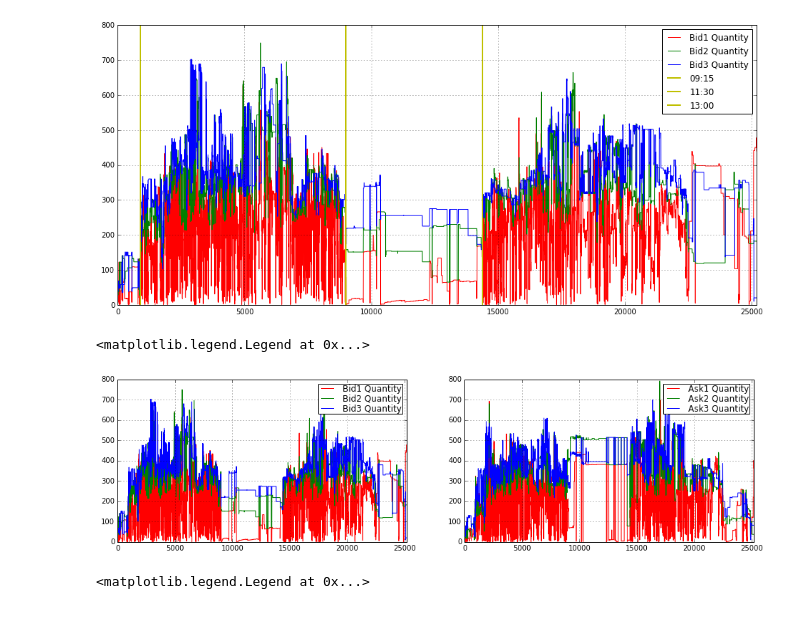
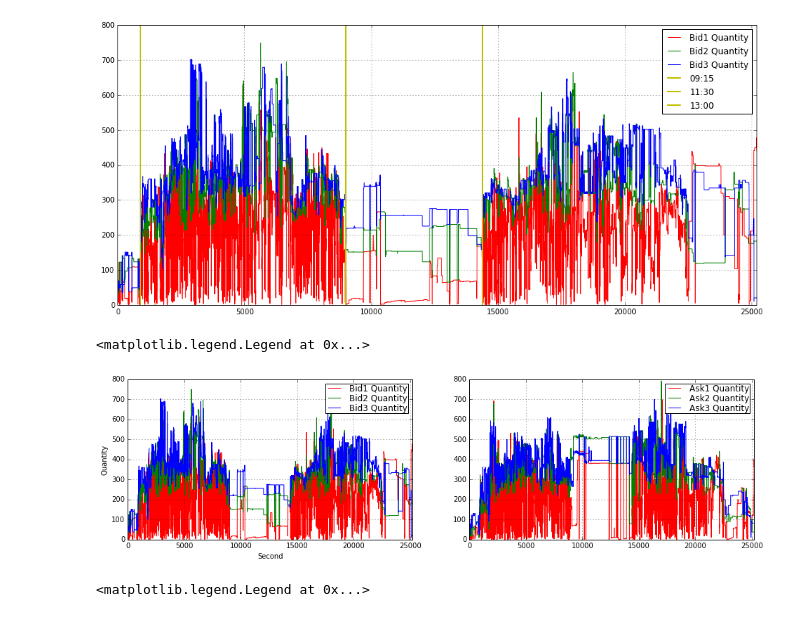
Before and after one commit to rorysroes/SGX-Full-OrderBook-Tick-Data-Trading-Strategy, a Jupyter notebook: strategy/back_testing.ipynb, the cells around one changed output. Saved outputs shown, nothing was run; the diff lists cells and outputs as text; code cells hidden in the pictures.

```diff
--- a/strategy/back_testing.ipynb
+++ b/strategy/back_testing.ipynb
@@ -156,27 +158,29 @@ plt.legend(loc = 1)
 # %%
 import matplotlib.pyplot as plt
 plt.figure(figsize = (16,9))
 plt.subplot(221)
 plt.grid()
 plot(Bid1_Quantity_16_,label = 'Bid1 Quantity',color = 'r')
 plot(Bid2_Quantity_16_,label = 'Bid2 Quantity',color = 'g')
 plot(Bid3_Quantity_16_,label = 'Bid3 Quantity',color = 'b')
 plt.xlim(0.0,25200)
+plt.xlabel("Second")
+plt.ylabel("Quantity")
 #plt.axvline(x = 900 ,color = 'y',linestyle = '-',label = '09:15', linewidth = 2)
 #plt.axvline(x = 9000 ,color = 'y',linestyle = '-',label = '11:30', linewidth = 2)
 #plt.axvline(x = 14400 ,color = 'y',linestyle = '-',label = '13:00', linewidth = 2)
 plt.legend(loc = 1,borderpad = 0.08,labelspacing = 0.08)
 
 plt.subplot(222)
 plt.grid()
 plot(Ask1_Quantity_16_,label = 'Ask1 Quantity',color = 'r')
 plot(Ask2_Quantity_16_,label = 'Ask2 Quantity',color = 'g')
 plot(Ask3_Quantity_16_,label = 'Ask3 Quantity',color = 'b')
 #plt.axvline(x = 900 ,color = 'y',linestyle = '-',label = '09:15', linewidth = 2)
 #plt.axvline(x = 9000 ,color = 'y',linestyle = '-',label = '11:30', linewidth = 2)
 #plt.axvline(x = 14400 ,color = 'y',linestyle = '-',label = '13:00', linewidth = 2)
 plt.xlim(0.0,25200)
 plt.legend(loc = 1,borderpad = 0.08,labelspacing = 0.08)
 # %% [output]
 <matplotlib.legend.Legend at 0x...>
-[figure, old version]
+[figure, new version]
```
Also changed, not shown: parts of 6 cells of this notebook.
